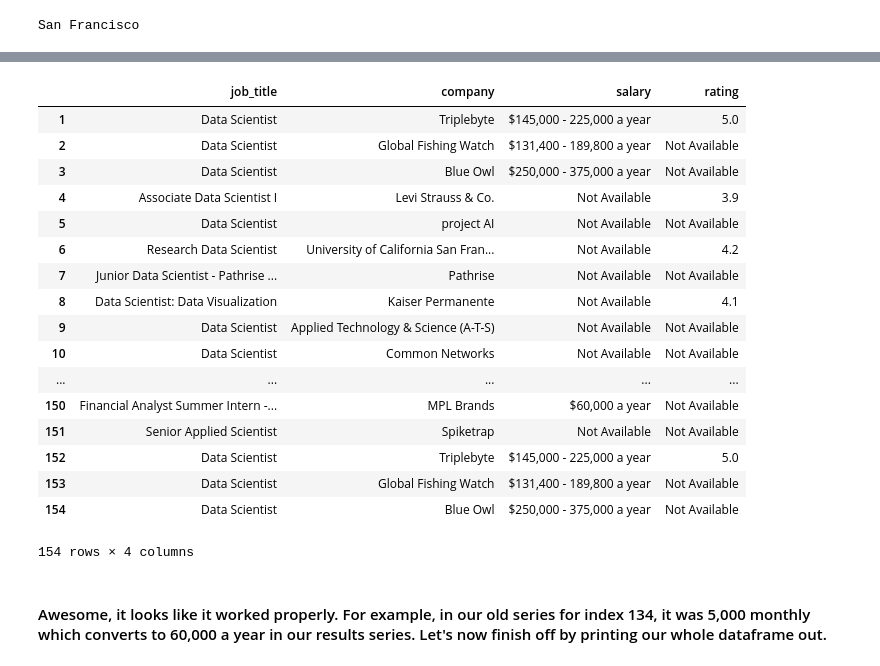
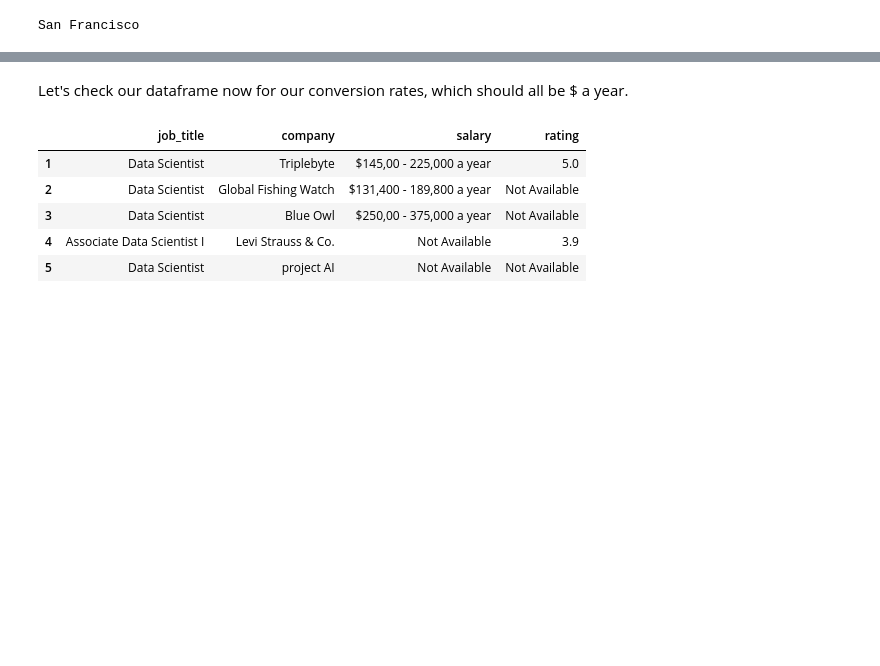
Before and after one commit to AlvinQLee/Indeed-Data-Scraping, a Jupyter notebook: Indeed.ipynb, the cells around one changed output, grey strips where cells are left out. Cells and saved outputs as stored; diff of their text form; code cells hidden in the pictures; blank space fills up the shorter version.

```diff
--- a/Indeed.ipynb
+++ b/Indeed.ipynb
@@ -331,23 +364,11 @@ Name: salary, Length: 154, dtype: object
+# %% [markdown]
+Let's check our dataframe now for our conversion rates, which should all be $ a year.
 # %%
-sample_df
+sample_df.head()
 # %% [output]
 |  | job_title | company | salary | rating |
-| 1 | Data Scientist | Triplebyte | $145,000 - 225,000 a year | 5.0 |
+| 1 | Data Scientist | Triplebyte | $145,00 - 225,000 a year | 5.0 |
 | 2 | Data Scientist | Global Fishing Watch | $131,400 - 189,800 a year | Not Available |
-| 3 | Data Scientist | Blue Owl | $250,000 - 375,000 a year | Not Available |
+| 3 | Data Scientist | Blue Owl | $250,00 - 375,000 a year | Not Available |
 | 4 | Associate Data Scientist I | Levi Strauss & Co. | Not Available | 3.9 |
 | 5 | Data Scientist | project AI | Not Available | Not Available |
-| 6 | Research Data Scientist | University of California San Fran... | Not Available | 4.2 |
-| 7 | Junior Data Scientist - Pathrise ... | Pathrise | Not Available | Not Available |
-| 8 | Data Scientist: Data Visualization | Kaiser Permanente | Not Available | 4.1 |
-| 9 | Data Scientist | Applied Technology & Science (A-T-S) | Not Available | Not Available |
-| 10 | Data Scientist | Common Networks | Not Available | Not Available |
-| ... | ... | ... | ... | ... |
-| 150 | Financial Analyst Summer Intern -... | MPL Brands | $60,000 a year | Not Available |
-| 151 | Senior Applied Scientist | Spiketrap | Not Available | Not Available |
-| 152 | Data Scientist | Triplebyte | $145,000 - 225,000 a year | 5.0 |
-| 153 | Data Scientist | Global Fishing Watch | $131,400 - 189,800 a year | Not Available |
-| 154 | Data Scientist | Blue Owl | $250,000 - 375,000 a year | Not Available |
-154 rows × 4 columns
-# %% [markdown]
-#### Awesome, it looks like it worked properly. For example, in our old series for index 134, it was 5,000 monthly which converts to 60,000 a year in our results series. Let's now finish off by printing our whole dataframe out.
```
Also changed, not shown: parts of 36 cells of this notebook.
